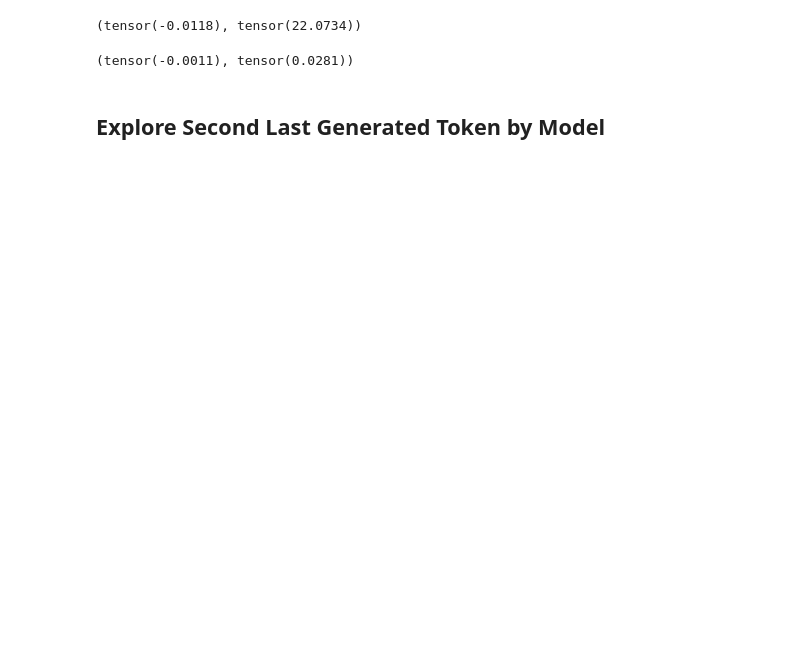
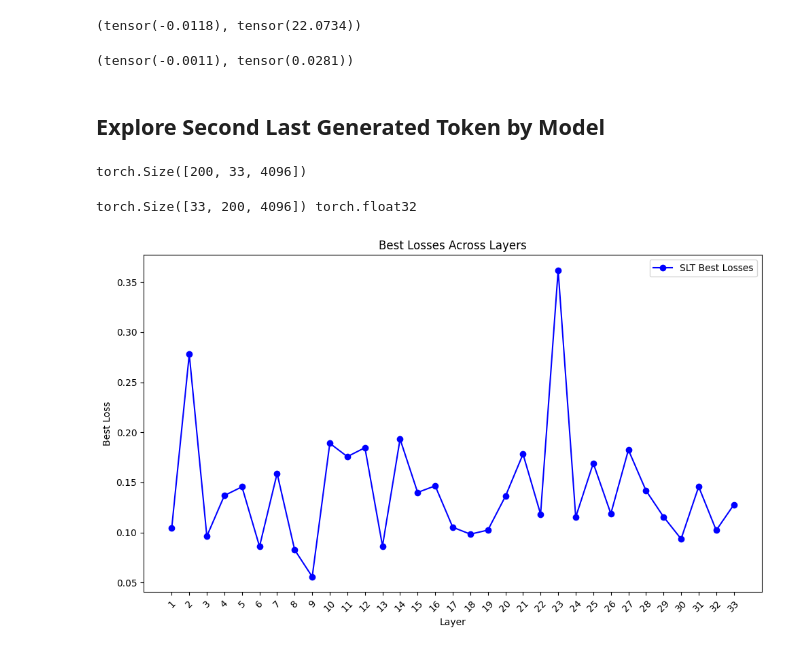
Before and after one commit to JThh/long_hallucinations, a Jupyter notebook: notebooks/2024-03-14-latent-probe-specific-tokens.ipynb, the cells around one changed output. Saved outputs shown, nothing was run; the diff lists cells and outputs as text; code cells hidden in the pictures; blank space fills up the shorter version.

```diff
--- a/notebooks/2024-03-14-latent-probe-specific-tokens.ipynb
+++ b/notebooks/2024-03-14-latent-probe-specific-tokens.ipynb
@@ -309,3 +300,14 @@ layered_datasets[:-1].mean(), layered_datasets[:-1].var()
 (tensor(-0.0011), tensor(0.0281))
 # %% [markdown]
 ## Explore Second Last Generated Token by Model
+# %%
+sec_last_tok_dataset = torch.stack([record['most_likely_answer']['emb_tok_before_eos']
+                                   for record in generations.values()]).squeeze(-2).to(torch.float32)
+print(sec_last_tok_dataset.shape)
+# %% [output]
+torch.Size([200, 33, 4096])
+# %%
+slt_layered_datasets = sec_last_tok_dataset.transpose(0, 1)
+print(slt_layered_datasets.shape, slt_layered_datasets.dtype)
+# %% [output]
+torch.Size([33, 200, 4096]) torch.float32
@@ -311,0 +336,44 @@ layered_datasets[:-1].mean(), layered_datasets[:-1].var()
+# %%
+# Model definition
+in_dim = 4096   #
+hid_dims = [1024, 512, 256]
+out_dim = 1    # Output dimension (scalar for semantic entropy)
+dropout = 0.5  # Dropout rate
+
+epochs = 50
+
+slt_best_models = []
+slt_best_losses = []
+for i, (train_loader, test_loader) in enumerate(zip(slt_train_dataloaders, slt_test_dataloaders)):
+    model = MLP(in_dim, hid_dims, out_dim, dropout)
+    print(f"Training on Second-Last-Generated-Token Dataset {i+1}/{len(train_dataloaders)}")
+    best_model, best_loss = train_and_evaluate(model, train_loader, test_loader, epochs)
+    slt_best_models.append(best_model)
+    slt_best_losses.append(best_loss)
+# %%
+# Plot the best test losses across layers.
+# Number of layers
+num_layers = len(slt_best_losses)  # Assuming the same number of layers for both
+
+layers = np.arange(1, num_layers + 1)
+
+# Plotting
+plt.figure(figsize=(10, 6))
+plt.plot(layers, slt_best_losses, label='SLT Best Losses', marker='o', linestyle='-', color='blue')
+
+# Adding labels and title
+plt.xlabel('Layer')
+plt.ylabel('Best Loss')
+plt.title('Best Losses Across Layers')
+
+# Adding legend
+plt.legend()
+
+# Tilting x-axis labels for clarity
+plt.xticks(layers, rotation=45)
+
+# Show plot
+plt.tight_layout()
+plt.show()
+# %% [output]
+[figure, added]
```
Also changed, not shown: parts of 16 cells of this notebook.
